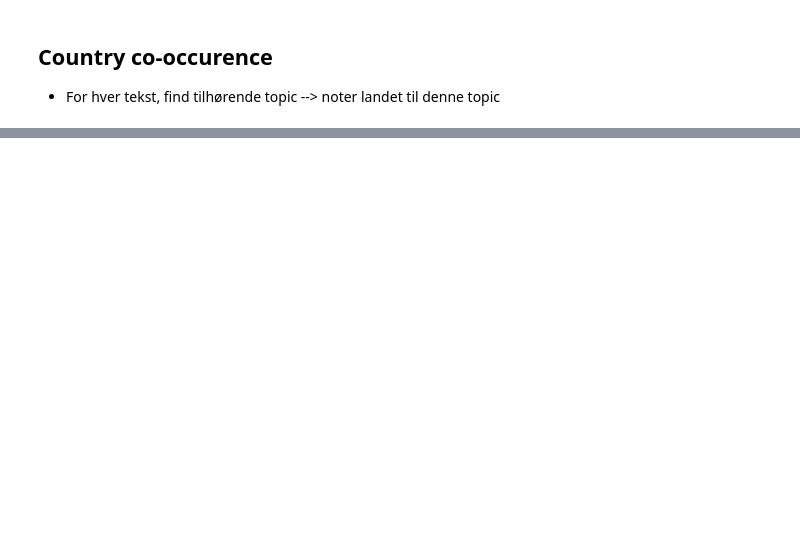
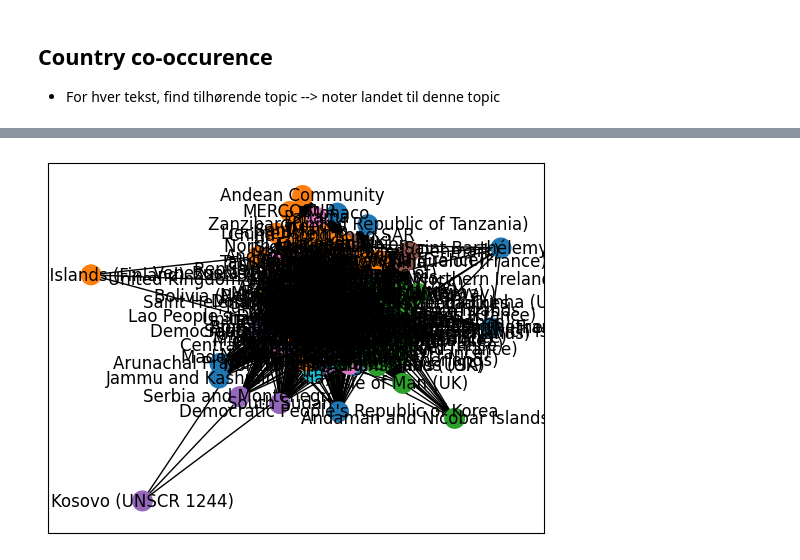
Before and after one commit to gustavn19/Fagprojekt, a Jupyter notebook: jb_graph.ipynb, the cells around one changed output, grey strips where cells are left out. Drawn from its saved outputs; the diff is of its cells as text; code cells hidden in the pictures; blank space fills up the shorter version.

Commit message:
louvain algoritme

```diff
--- a/jb_graph.ipynb
+++ b/jb_graph.ipynb
@@ -365,6 +187,6 @@ most_central_edge(G)
 # %%
 
-NUM_ITERATIONS = 500
+NUM_ITERATIONS = 1000
 for i in range(NUM_ITERATIONS):
     #edge_betweenness = nx.edge_betweenness_centrality(G).items()
     #edge_to_delete = sorted(edge_betweenness, key=lambda pair: -pair[1])[0][0]
@@ -447,7 +223,7 @@ import random
 
 __all__ = ['asyn_fluidc']
 
-def asyn_fluidc(G, k, max_iter=100):
+def asyn_fluidc(G, k, max_iter):
     """
     Fluid Communities: A Competitive and Highly Scalable Community Detection Algorithm.
     Args:
@@ -550,7 +326,7 @@ def _invert_dict(orig_dict):
             return_dict[k] = [v]
     return return_dict
 # %%
-f_communities = asyn_fluidc(G,k=20,max_iter=100000)
+f_communities = asyn_fluidc(G,k=100,max_iter=100000)
 
 
 community_assignment = {}
@@ -565,7 +341,7 @@ node_colors = [community_assignment.get(node, -1) for node in G.nodes()]
 
 # Draw the graph with different colors for different communities
 pos = nx.spring_layout(G)  # Positions of nodes in the graph layout
-nx.draw_networkx_nodes(G, pos, node_color=node_colors, cmap=plt.cm.tab10, node_size=500)
+nx.draw_networkx_nodes(G, pos, node_color=node_colors, cmap=plt.cm.tab10, node_size=200)
 nx.draw_networkx_edges(G, pos)
 nx.draw_networkx_labels(G, pos,labels=countries_swap)
 plt.show()
@@ -600,0 +359,24 @@ Malaysia
+# %%
+
+from networkx.algorithms.community import louvain_communities
+comms = louvain_communities(G,weight="weight",resolution=2)
+unique_coms = np.unique(list(comms))
+# %%
+community_assignment = {}
+
+# Assign community indices to nodes
+for i, community in enumerate(comms):
+    for node in community:
+        community_assignment[node] = i
+
+# Create a list of colors for each node based on the community assignment
+node_colors = [community_assignment.get(node, -1) for node in G.nodes()]
+
+# Draw the graph with different colors for different communities
+pos = nx.spring_layout(G)  # Positions of nodes in the graph layout
+nx.draw_networkx_nodes(G, pos, node_color=node_colors, cmap=plt.cm.tab10, node_size=200)
+nx.draw_networkx_edges(G, pos)
+nx.draw_networkx_labels(G, pos,labels=countries_swap)
+plt.show()
+# %% [output]
+[figure, added]
```
Also changed, not shown: parts of 40 cells of this notebook.
